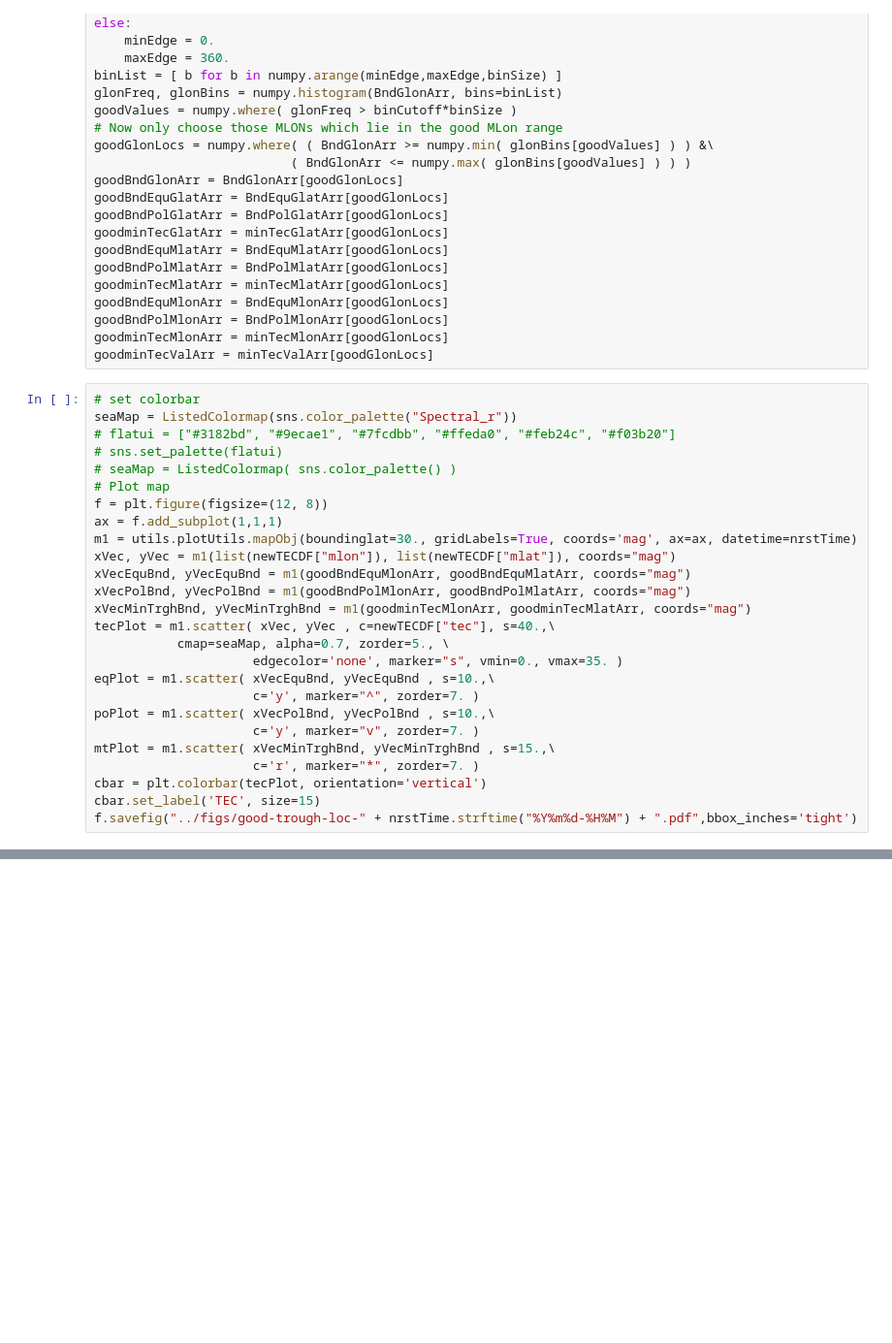
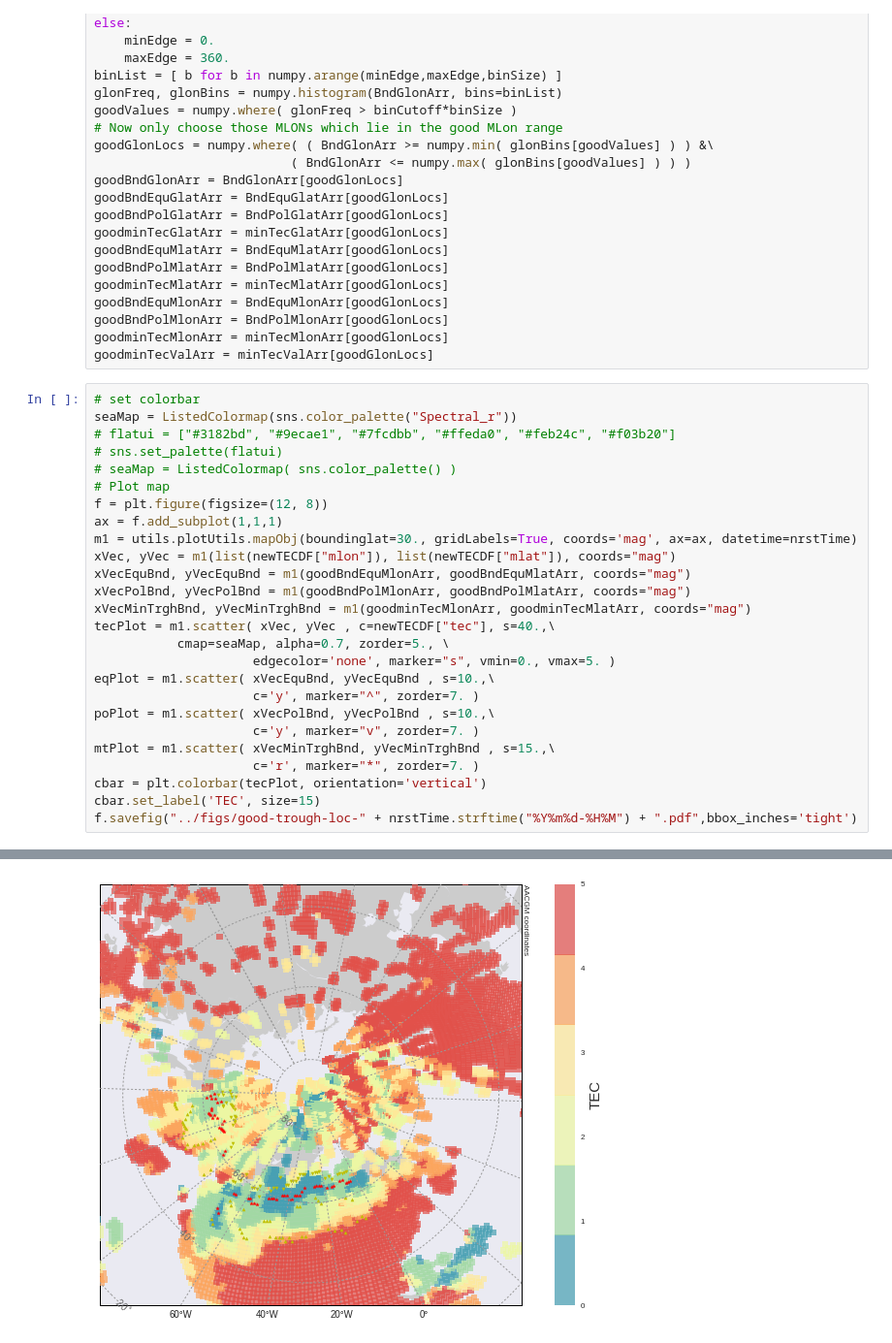
Before and after one commit to bharatreddy/tec-analysis, a Jupyter notebook: ipy/median_filter.ipynb, the cells around one changed output, grey strips where cells are left out. Shown: that part at 97% size. Drawn from its saved outputs; the diff is of its cells as text; blank space fills up the shorter version.

```diff
--- a/ipy/median_filter.ipynb
+++ b/ipy/median_filter.ipynb
@@ -720,7 +747,7 @@ xVecPolBnd, yVecPolBnd = m1(goodBndPolMlonArr, goodBndPolMlatArr, coords="mag")
 xVecMinTrghBnd, yVecMinTrghBnd = m1(goodminTecMlonArr, goodminTecMlatArr, coords="mag")
 tecPlot = m1.scatter( xVec, yVec , c=newTECDF["tec"], s=40.,\
            cmap=seaMap, alpha=0.7, zorder=5., \
-                     edgecolor='none', marker="s", vmin=0., vmax=35. )
+                     edgecolor='none', marker="s", vmin=0., vmax=5. )
 eqPlot = m1.scatter( xVecEquBnd, yVecEquBnd , s=10.,\
                      c='y', marker="^", zorder=7. )
 poPlot = m1.scatter( xVecPolBnd, yVecPolBnd , s=10.,\
@@ -730,3 +757,4 @@ mtPlot = m1.scatter( xVecMinTrghBnd, yVecMinTrghBnd , s=15.,\
 cbar = plt.colorbar(tecPlot, orientation='vertical')
 cbar.set_label('TEC', size=15)
 f.savefig("../figs/good-trough-loc-" + nrstTime.strftime("%Y%m%d-%H%M") + ".pdf",bbox_inches='tight')
+# %% [output]
@@ -732,0 +762 @@ f.savefig("../figs/good-trough-loc-" + nrstTime.strftime("%Y%m%d-%H%M") + ".pdf"
+[figure, added]
```
Also changed, not shown: parts of 7 cells of this notebook, 9 other files.
